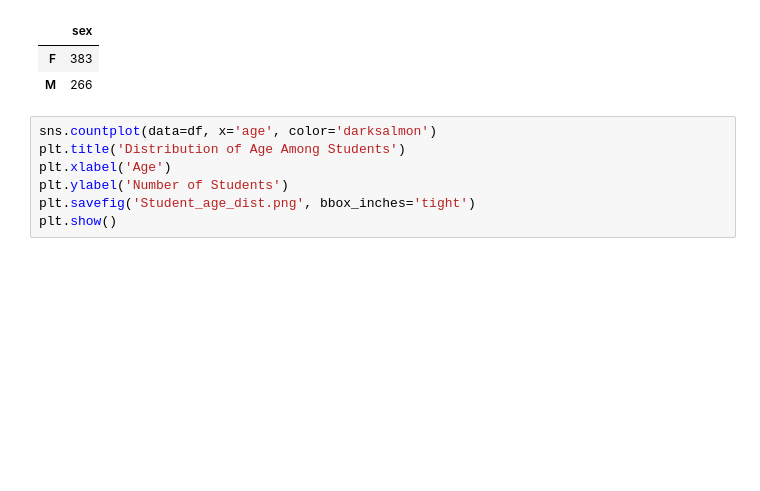
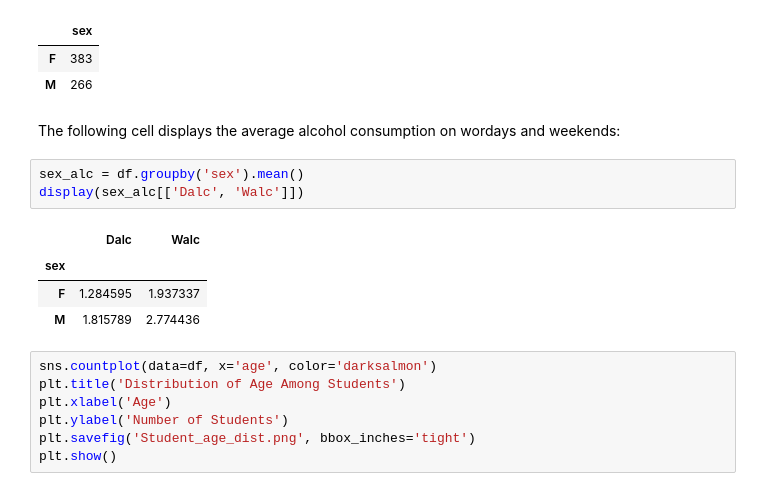
Before and after one commit to christinedien/hcde-410-final, a Jupyter notebook: hcde-410-final.ipynb, the cells around one changed output. Cells and saved outputs as stored; diff of their text form; blank space fills up the shorter version.

```diff
--- a/hcde-410-final.ipynb
+++ b/hcde-410-final.ipynb
@@ -237,6 +237,16 @@ df['sex'].value_counts().to_frame()
 |  | sex |
 | F | 383 |
 | M | 266 |
+# %% [markdown]
+The following cell displays the average alcohol consumption on wordays and weekends:
+# %%
+sex_alc = df.groupby('sex').mean()
+display(sex_alc[['Dalc', 'Walc']])
+# %% [output]
+|  | Dalc | Walc |
+| sex |  |  |
+| F | 1.284595 | 1.937337 |
+| M | 1.815789 | 2.774436 |
 # %%
 sns.countplot(data=df, x='age', color='darksalmon')
 plt.title('Distribution of Age Among Students')
```
Also changed, not shown: parts of 19 cells of this notebook, 8 other files.
